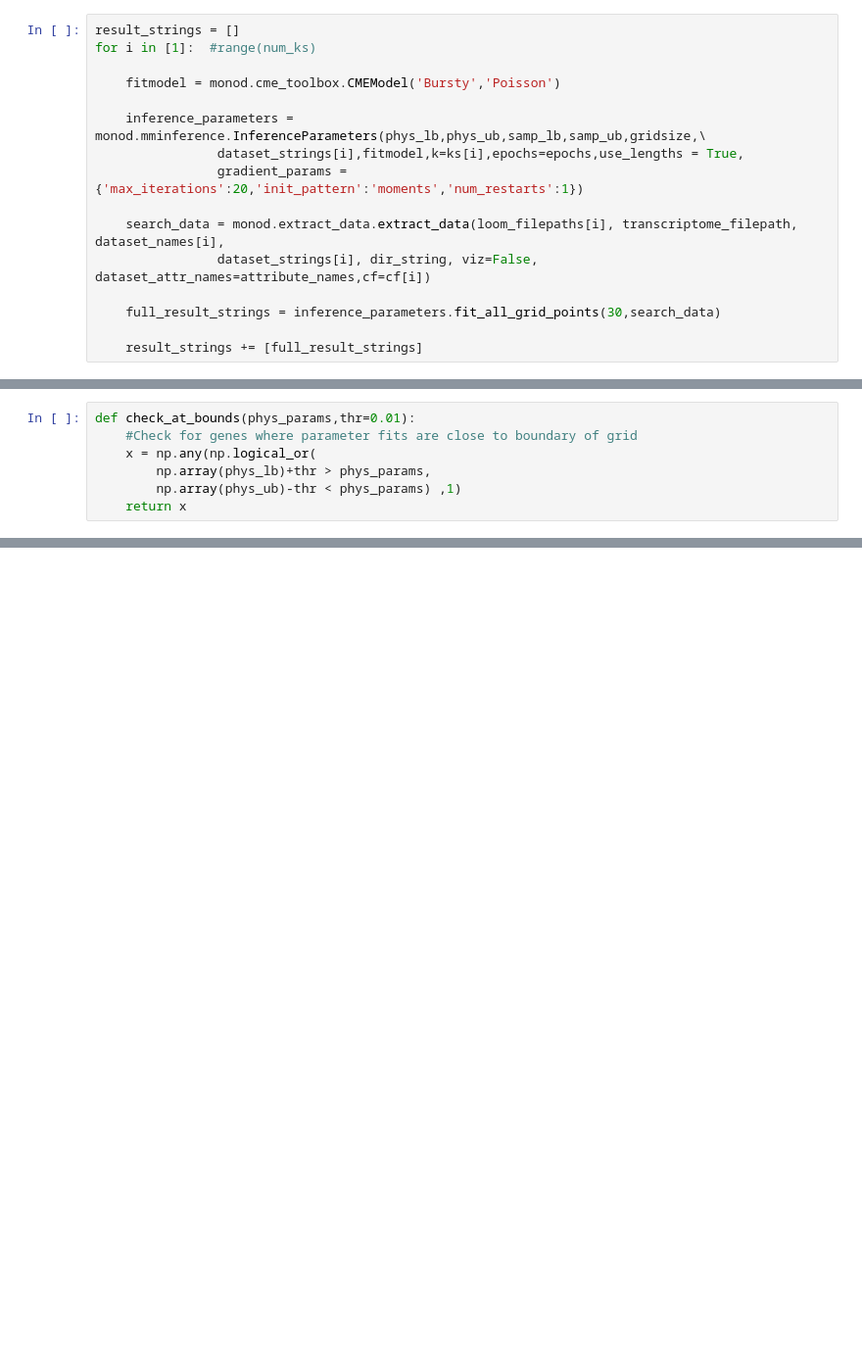
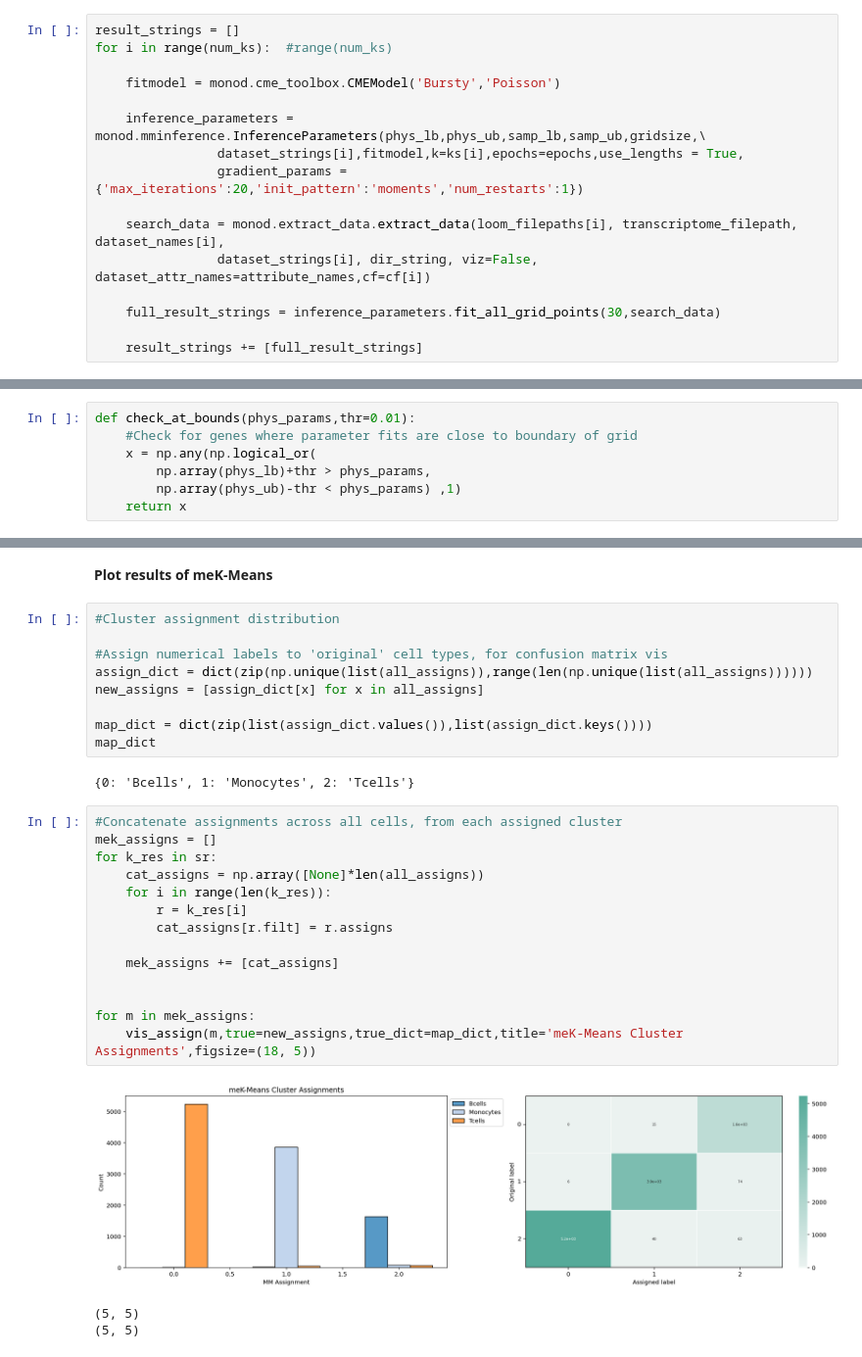
Before and after one commit to tarachari3/perturbCME, a Jupyter notebook: notebooks/20230620_exMM_PBMCData_Monod.ipynb, the cells around one changed output, grey strips where cells are left out. Shown at 98% size. Cells and saved outputs as stored; diff of their text form; blank space fills up the shorter version.

```diff
--- a/notebooks/20230620_exMM_PBMCData_Monod.ipynb
+++ b/notebooks/20230620_exMM_PBMCData_Monod.ipynb
@@ -344,7 +348,7 @@ gridsize = [1,1]
 epochs = 10
 # %%
 result_strings = []
-for i in [1]:  #range(num_ks)
+for i in range(num_ks):  #range(num_ks)
 
     fitmodel = monod.cme_toolbox.CMEModel('Bursty','Poisson')
 
@@ -502,0 +733,31 @@ sr_arr
+# %% [markdown]
+**Plot results of meK-Means**
+# %%
+#Cluster assignment distribution
+
+#Assign numerical labels to 'original' cell types, for confusion matrix vis
+assign_dict = dict(zip(np.unique(list(all_assigns)),range(len(np.unique(list(all_assigns))))))
+new_assigns = [assign_dict[x] for x in all_assigns]
+
+map_dict = dict(zip(list(assign_dict.values()),list(assign_dict.keys())))
+map_dict
+# %% [output]
+{0: 'Bcells', 1: 'Monocytes', 2: 'Tcells'}
+# %%
+#Concatenate assignments across all cells, from each assigned cluster
+mek_assigns = []
+for k_res in sr:
+    cat_assigns = np.array([None]*len(all_assigns))
+    for i in range(len(k_res)):
+        r = k_res[i]
+        cat_assigns[r.filt] = r.assigns
+
+    mek_assigns += [cat_assigns]
+
+
+for m in mek_assigns:
+    vis_assign(m,true=new_assigns,true_dict=map_dict,title='meK-Means Cluster Assignments',figsize=(18, 5))
+# %% [output]
+[figure, added]
+(5, 5)
+(5, 5)
```
Also changed, not shown: parts of 51 cells of this notebook.
